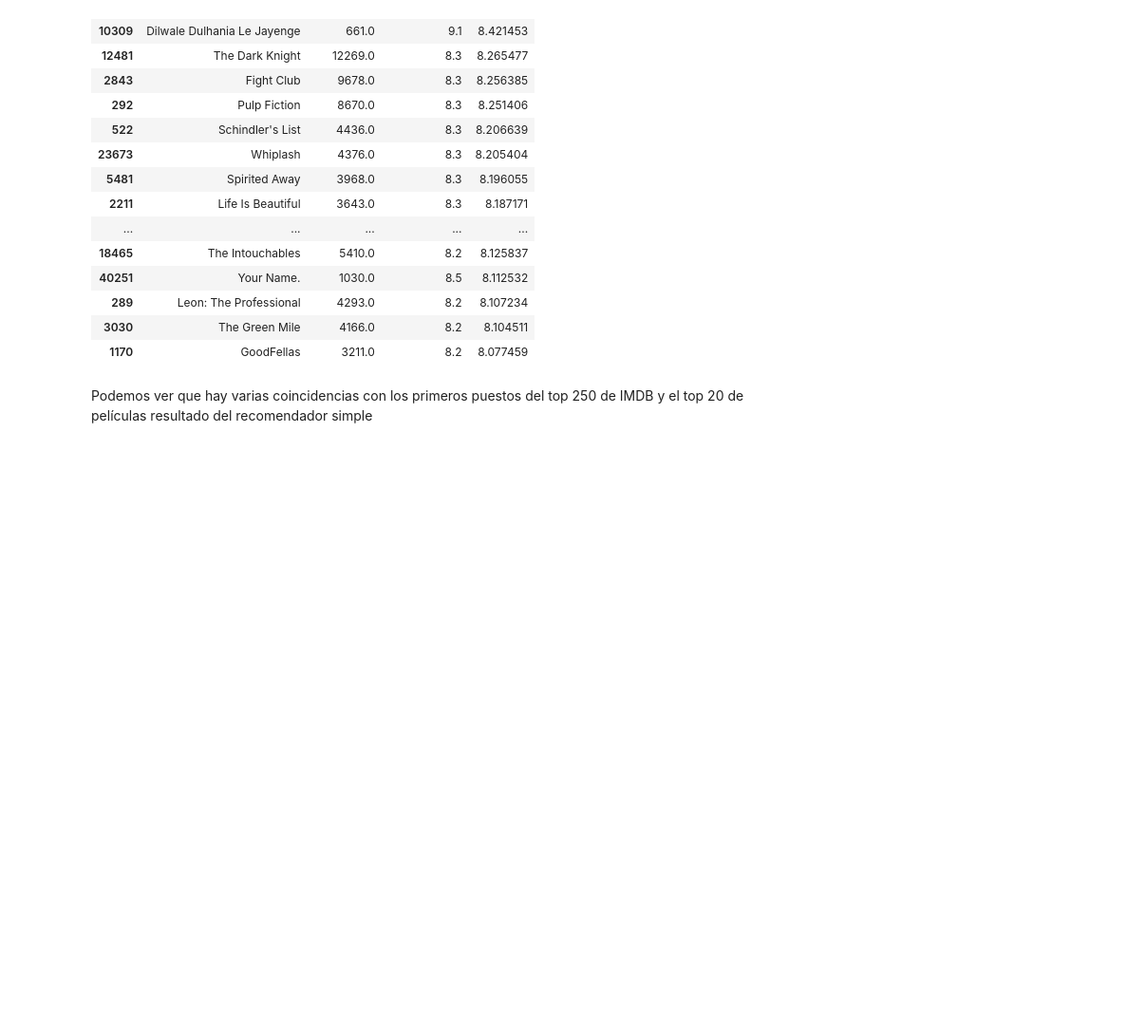
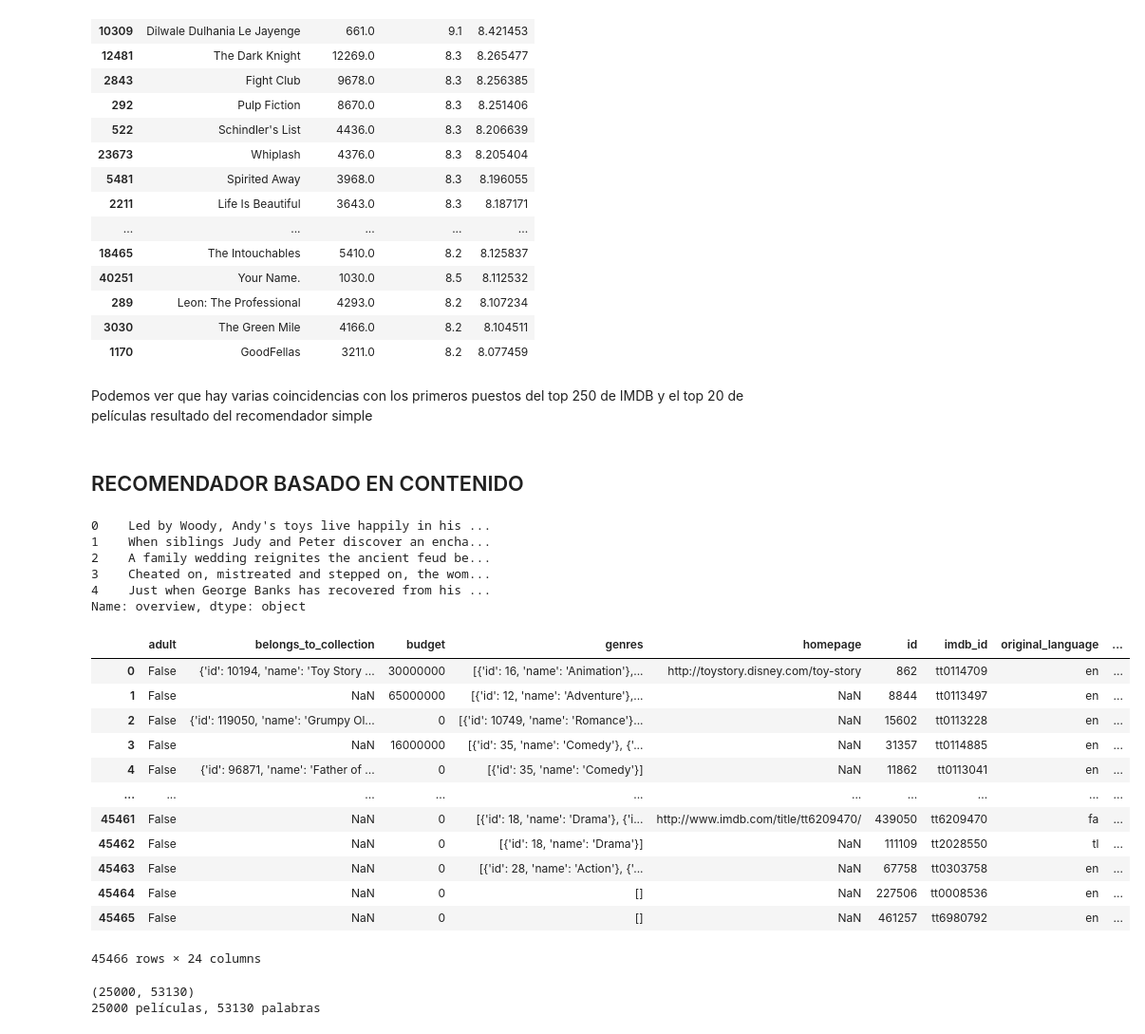
Before and after one commit to X4Zero/SISTEMAS_DE_RECOMENDACION, a Jupyter notebook: SistemaRecomendacion.ipynb, the cells around one changed output. Shown: that part at 95% size. Drawn from its saved outputs; the diff is of its cells as text; code cells hidden in the pictures; blank space fills up the shorter version.

```diff
--- a/SistemaRecomendacion.ipynb
+++ b/SistemaRecomendacion.ipynb
@@ -145,3 +145,32 @@ q_movies[['title', 'vote_count', 'vote_average', 'score']].head(20)
 | 1170 | GoodFellas | 3211.0 | 8.2 | 8.077459 |
 # %% [markdown]
 Podemos ver que hay varias coincidencias con los primeros puestos del top 250 de IMDB y el top 20 de películas resultado del recomendador simple
+# %% [markdown]
+## RECOMENDADOR BASADO EN CONTENIDO
+# %%
+#Print plot overviews of the first 5 movies.
+#descripción de la trama de las películas
+metadata['overview'].head()
+# %% [output]
+0    Led by Woody, Andy's toys live happily in his ...
+1    When siblings Judy and Peter discover an encha...
+2    A family wedding reignites the ancient feud be...
+3    Cheated on, mistreated and stepped on, the wom...
+4    Just when George Banks has recovered from his ...
+Name: overview, dtype: object
+# %%
+metadata
+# %% [output]
+|  | adult | belongs_to_collection | budget | genres | homepage | id | imdb_id | original_language | ... |
+| 0 | False | {'id': 10194, 'name': 'Toy Story ... | 30000000 | [{'id': 16, 'name': 'Animation'},... | http://toystory.disney.com/toy-story | 862 | tt0114709 | en | ... |
+| 1 | False | NaN | 65000000 | [{'id': 12, 'name': 'Adventure'},... | NaN | 8844 | tt0113497 | en | ... |
+| 2 | False | {'id': 119050, 'name': 'Grumpy Ol... | 0 | [{'id': 10749, 'name': 'Romance'}... | NaN | 15602 | tt0113228 | en | ... |
+| 3 | False | NaN | 16000000 | [{'id': 35, 'name': 'Comedy'}, {'... | NaN | 31357 | tt0114885 | en | ... |
+| 4 | False | {'id': 96871, 'name': 'Father of ... | 0 | [{'id': 35, 'name': 'Comedy'}] | NaN | 11862 | tt0113041 | en | ... |
+| ... | ... | ... | ... | ... | ... | ... | ... | ... | ... |
+| 45461 | False | NaN | 0 | [{'id': 18, 'name': 'Drama'}, {'i... | http://www.imdb.com/title/tt6209470/ | 439050 | tt6209470 | fa | ... |
+| 45462 | False | NaN | 0 | [{'id': 18, 'name': 'Drama'}] | NaN | 111109 | tt2028550 | tl | ... |
+| 45463 | False | NaN | 0 | [{'id': 28, 'name': 'Action'}, {'... | NaN | 67758 | tt0303758 | en | ... |
+| 45464 | False | NaN | 0 | [] | NaN | 227506 | tt0008536 | en | ... |
+| 45465 | False | NaN | 0 | [] | NaN | 461257 | tt6980792 | en | ... |
+45466 rows × 24 columns
@@ -147,0 +180,20 @@ Podemos ver que hay varias coincidencias con los primeros puestos del top 250 de
+# %%
+#Import TfIdfVectorizer from scikit-learn
+from sklearn.feature_extraction.text import TfidfVectorizer
+
+#Define a TF-IDF Vectorizer Object. Remove all english stop words such as 'the', 'a'
+tfidf = TfidfVectorizer(stop_words='english')
+
+#Replace NaN with an empty string
+metadata_subset['overview'] = metadata_subset['overview'].fillna('')
+
+#Construct the required TF-IDF matrix by fitting and transforming the data
+tfidf_matrix = tfidf.fit_transform(metadata_subset['overview'])
+
+#Output the shape of tfidf_matrix
+print(tfidf_matrix.shape)
+
+print("{} películas, {} palabras".format(tfidf_matrix.shape[0],tfidf_matrix.shape[1]))
+# %% [output]
+(25000, 53130)
+25000 películas, 53130 palabras
```
Also changed, not shown: parts of 15 cells of this notebook.
